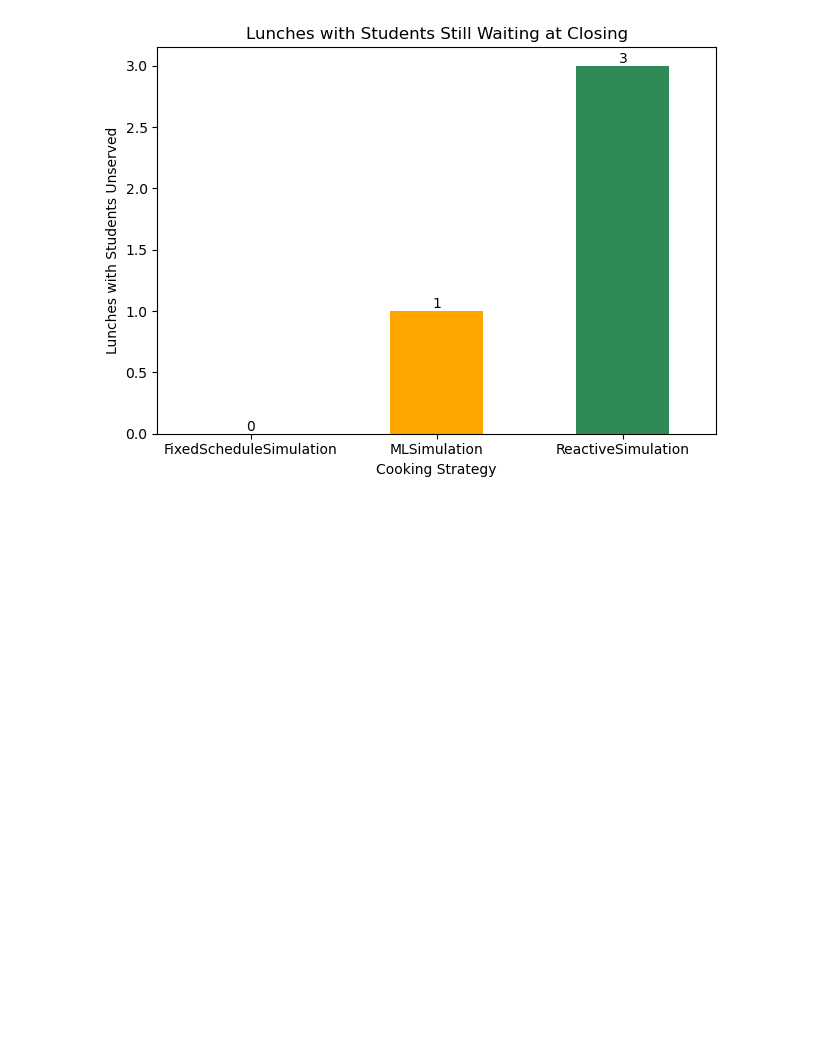
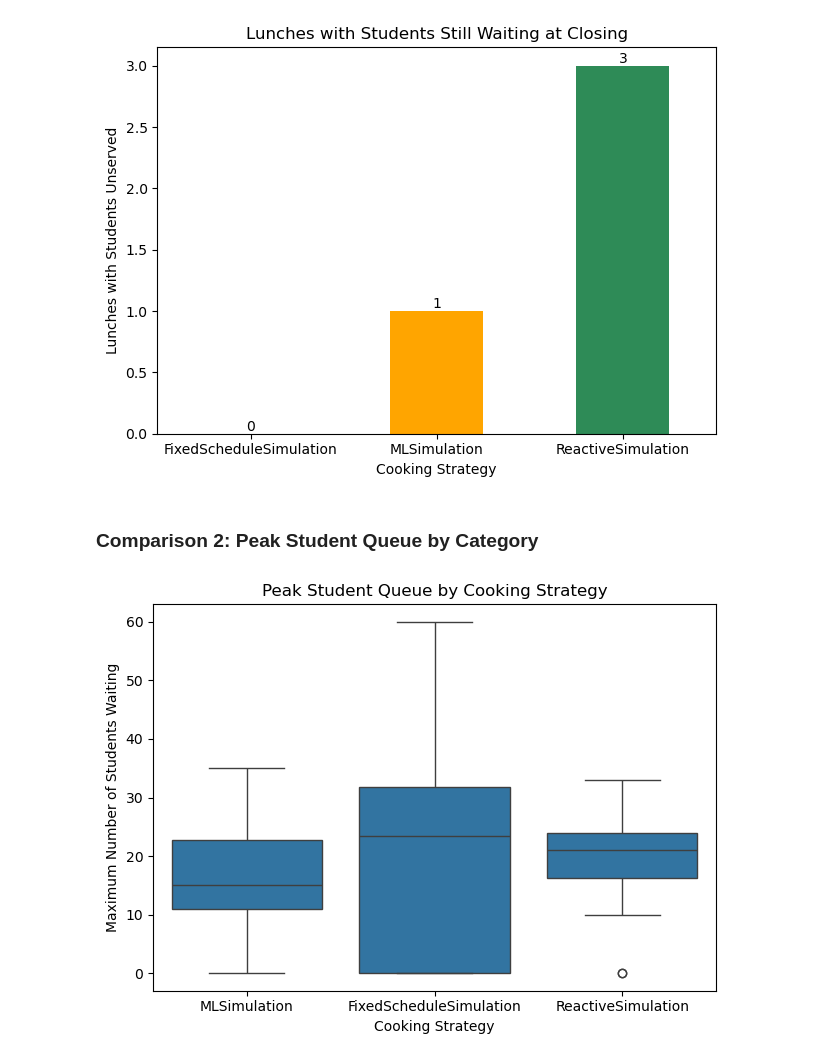
Before and after one commit to suzaladhikari/cafeteria_simulation, a Jupyter notebook: simulationcomparisons.ipynb, the cells around one changed output. Saved outputs shown, nothing was run; the diff lists cells and outputs as text; code cells hidden in the pictures; blank space fills up the shorter version.

Commit message:
queue rate

```diff
--- a/simulationcomparisons.ipynb
+++ b/simulationcomparisons.ipynb
@@ -40,3 +41,16 @@ plt.tight_layout()
 plt.show()
 # %% [output]
 [figure]
+# %% [markdown]
+### Comparison 2: Peak Student Queue by Category
+# %%
+sns.boxplot(data=combined_table, x="strategy", y="max_queue")
+
+plt.xlabel("Cooking Strategy")
+plt.ylabel("Maximum Number of Students Waiting")
+plt.title("Peak Student Queue by Cooking Strategy")
+plt.tight_layout()
+plt.savefig("../CafeteriaSimulation/comparisonsgraphs/queeurate.png")
+plt.show()
+# %% [output]
+[figure, added]
```
Also changed, not shown: parts of 1 cell of this notebook, 1 other file.
